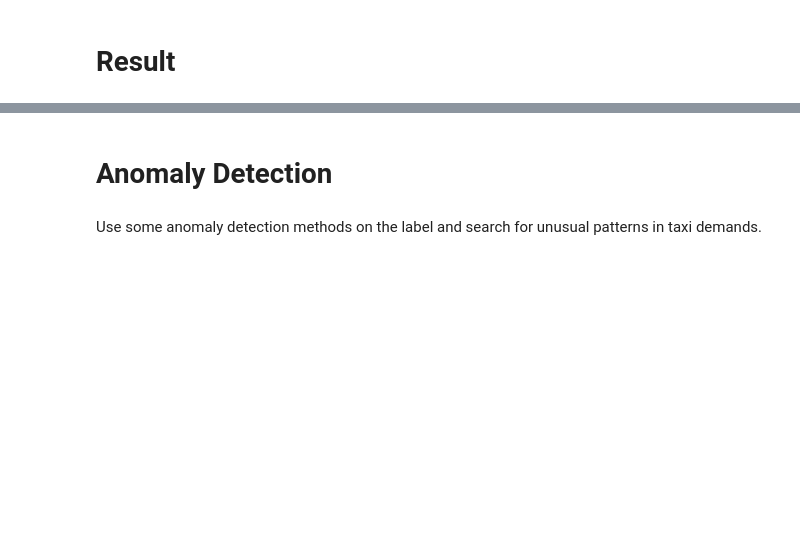
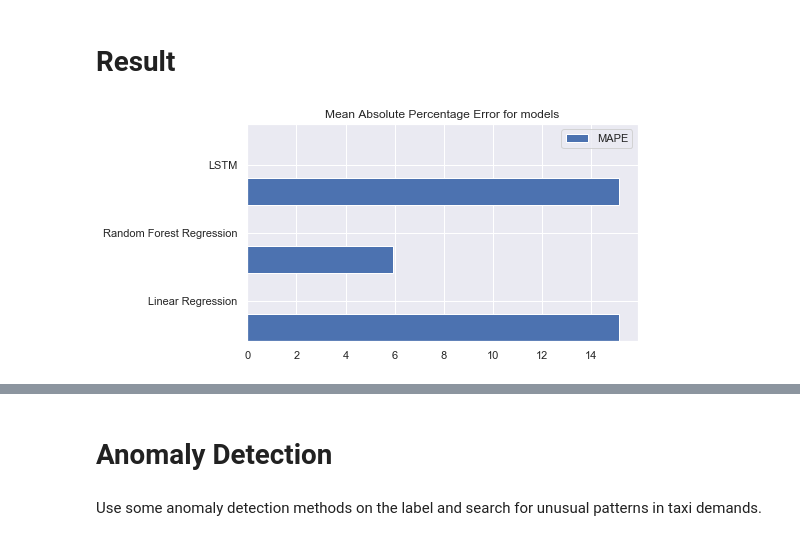
Before and after one commit to zam1ra/DS_Challenge_Taxi_Demand_Forecast, a Jupyter notebook: nyc_taxi_demand_forecasting/New York Taxi Demand Forecast .ipynb, the cells around one changed output, grey strips where cells are left out. Cells and saved outputs as stored; diff of their text form; code cells hidden in the pictures; blank space fills up the shorter version.

```diff
--- a/nyc_taxi_demand_forecasting/New York Taxi Demand Forecast .ipynb
+++ b/nyc_taxi_demand_forecasting/New York Taxi Demand Forecast .ipynb
@@ -558,5 +585,5 @@ model.compile(loss='mae', optimizer='adam')
 
 
 # fit network
-history = model.fit(X_train_scaled, y_train_scaled, epochs=200, batch_size=128,
+history = model.fit(X_train_scaled, y_train_scaled, epochs=150, batch_size=128,
                     validation_data=(X_test_scaled, y_test_scaled), verbose=2, shuffle=False)
@@ -596,15 +635,17 @@ mae_errors.append(mae_errors_lstm)
 # %%
 df = pd.DataFrame(dict(graph=['Linear Regression','Random Forest Regression', 'LSTM'],
                            n=mape_errors, m=mae_errors))
 ind = np.arange(len(df))
 fig, ax = plt.subplots()
-width=200
+width=0.4
 ax.barh(ind, df.n, 0.4, label='MAPE')
 fig.set_figwidth(7)
 plt.title("Mean Absolute Percentage Error for models")
 ax.set(yticks=ind + width, yticklabels=df.graph, ylim=[2*width - 1, len(df)])
 ax.legend()
 plt.show()
+# %% [output]
+[figure, added]
 # %%
 ind = np.arange(len(df))
 fig, ax = plt.subplots()
```
Also changed, not shown: parts of 8 cells of this notebook.
